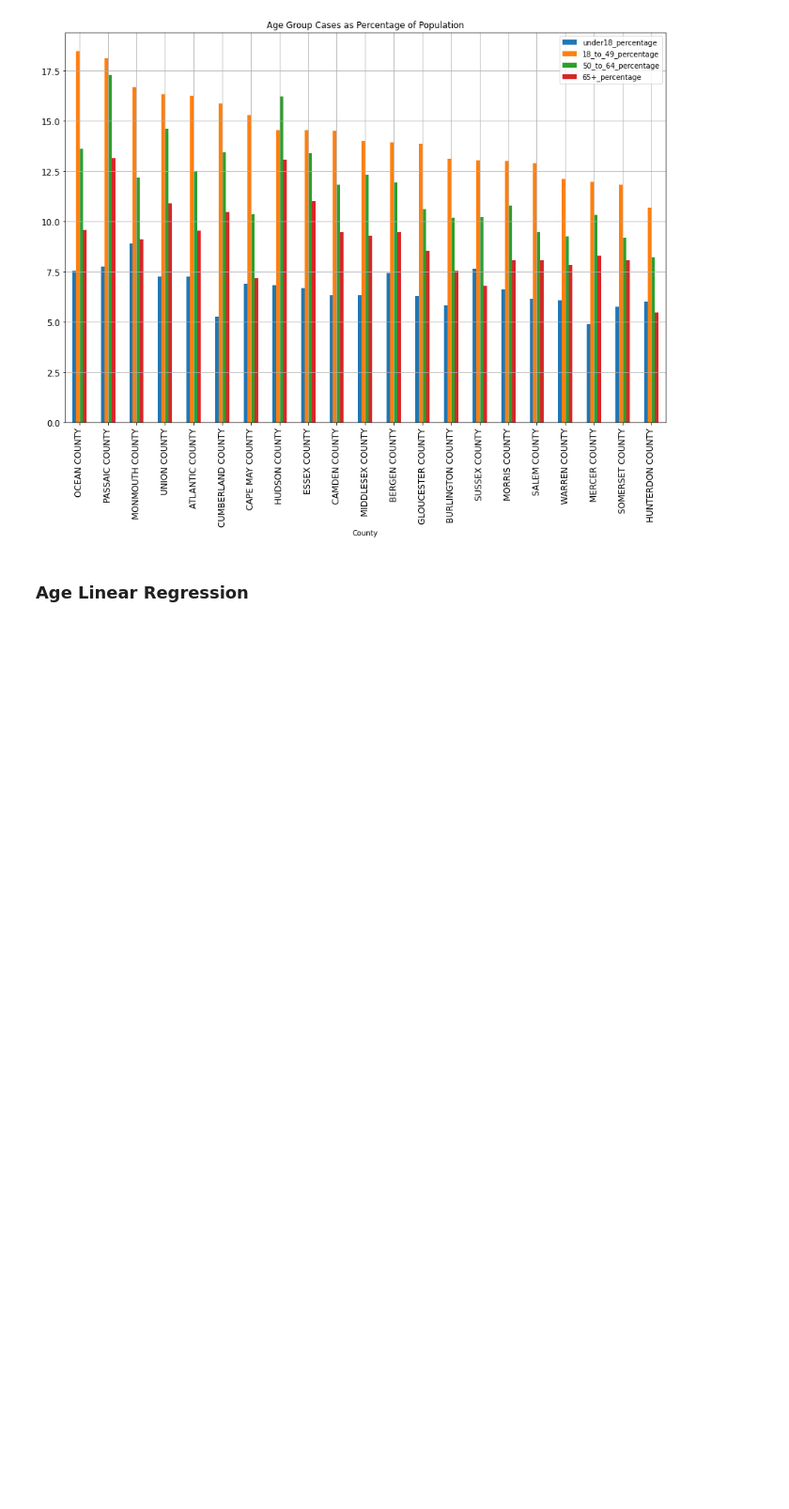
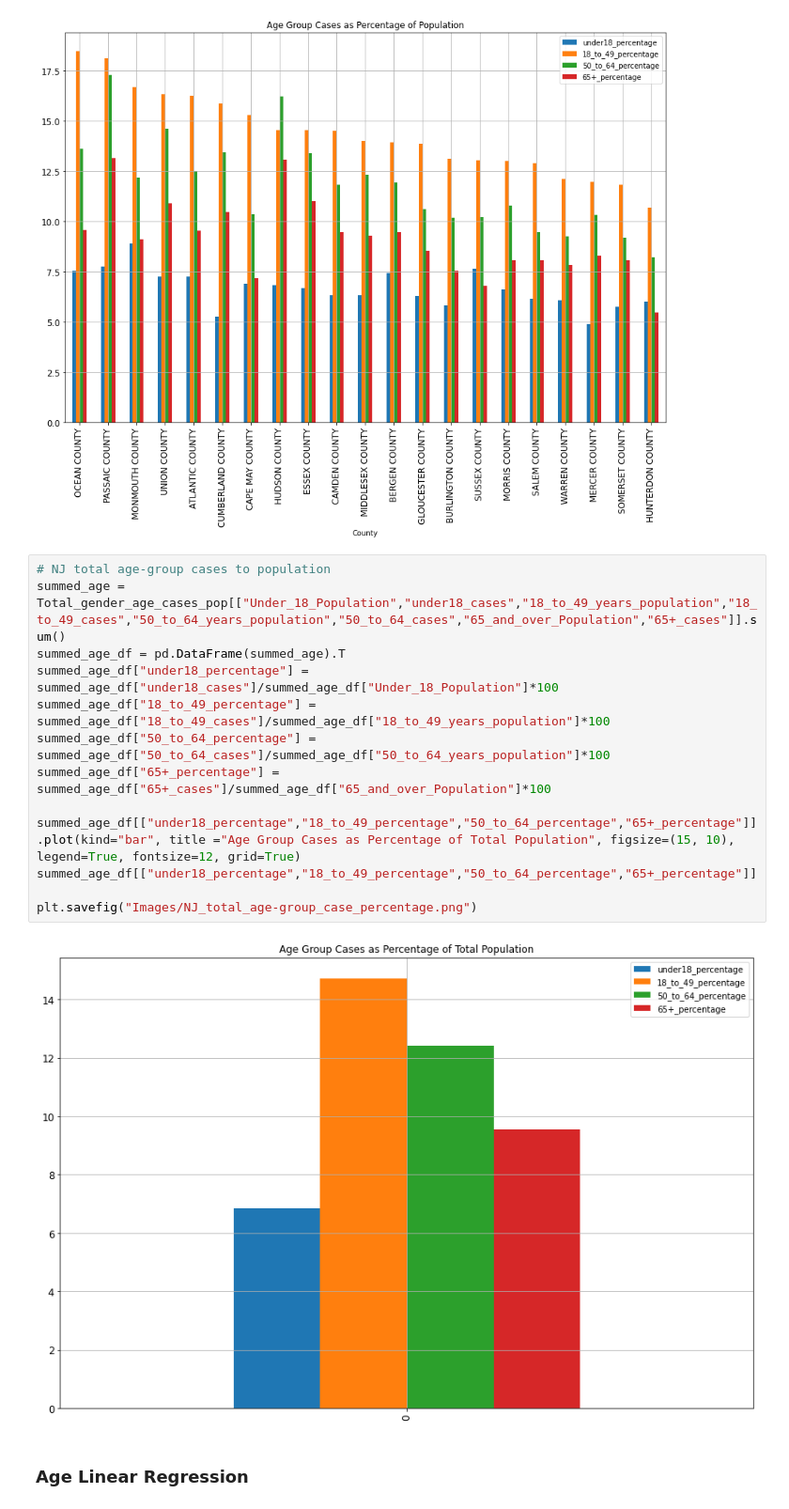
Before and after one commit to melissadiep94/covid19-project, a Jupyter notebook: Age&Gender_covid_cases_to_population.ipynb, the cells around one changed output. Shown at 94% size. Cells and saved outputs as stored; diff of their text form; blank space fills up the shorter version.

```diff
--- a/Age&Gender_covid_cases_to_population.ipynb
+++ b/Age&Gender_covid_cases_to_population.ipynb
@@ -352,6 +363,21 @@ plt.savefig("Images/age-groups_cases_percentage.png")
 plt.show()
 # %% [output]
 [figure]
+# %%
+# NJ total age-group cases to population
+summed_age = Total_gender_age_cases_pop[["Under_18_Population","under18_cases","18_to_49_years_population","18_to_49_cases","50_to_64_years_population","50_to_64_cases","65_and_over_Population","65+_cases"]].sum()
+summed_age_df = pd.DataFrame(summed_age).T
+summed_age_df["under18_percentage"] = summed_age_df["under18_cases"]/summed_age_df["Under_18_Population"]*100
+summed_age_df["18_to_49_percentage"] = summed_age_df["18_to_49_cases"]/summed_age_df["18_to_49_years_population"]*100
+summed_age_df["50_to_64_percentage"] = summed_age_df["50_to_64_cases"]/summed_age_df["50_to_64_years_population"]*100
+summed_age_df["65+_percentage"] = summed_age_df["65+_cases"]/summed_age_df["65_and_over_Population"]*100
+
+summed_age_df[["under18_percentage","18_to_49_percentage","50_to_64_percentage","65+_percentage"]].plot(kind="bar", title ="Age Group Cases as Percentage of Total Population", figsize=(15, 10), legend=True, fontsize=12, grid=True)
+summed_age_df[["under18_percentage","18_to_49_percentage","50_to_64_percentage","65+_percentage"]]
+
+plt.savefig("Images/NJ_total_age-group_case_percentage.png")
+# %% [output]
+[figure, added]
 # %% [markdown]
 ### Age Linear Regression
 # %%
```
Also changed, not shown: parts of 1 cell of this notebook, 2 other files.
